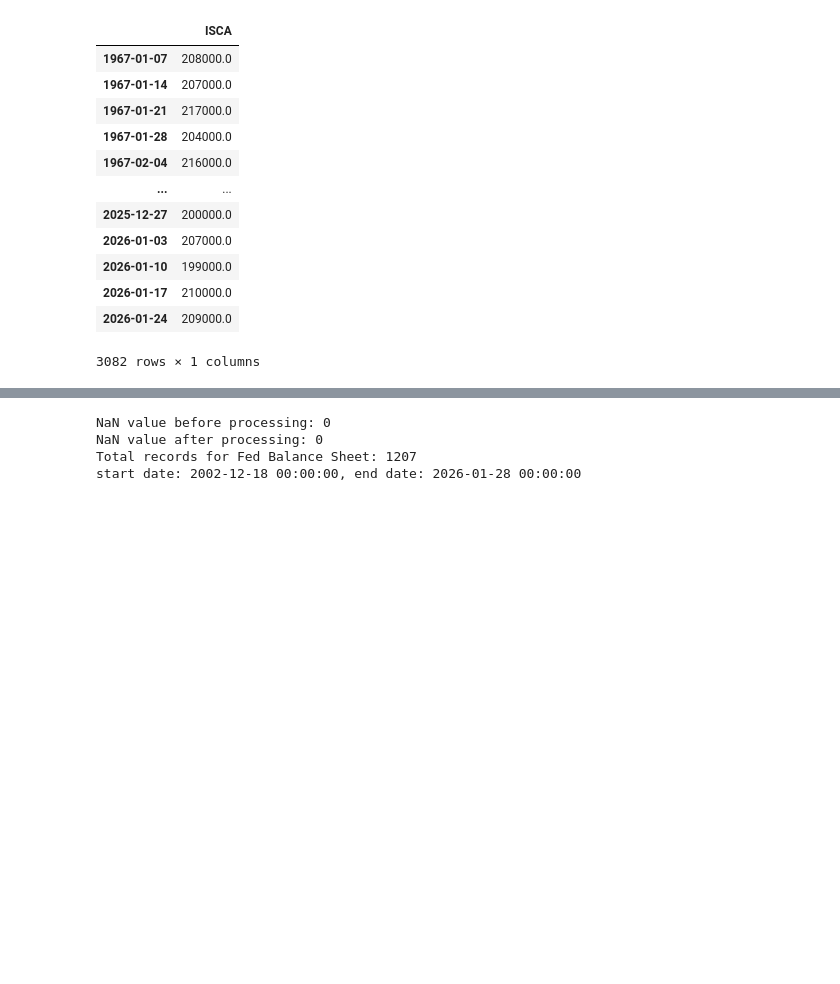
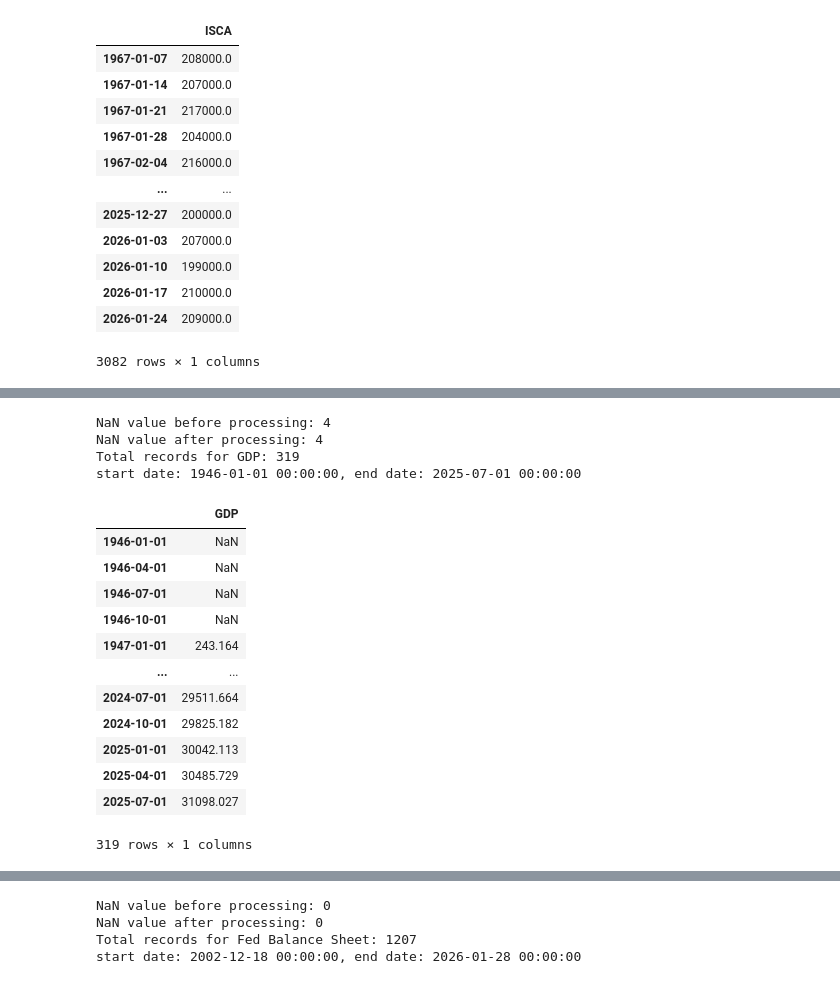
Before and after one commit to FulinQ/AQT, a Jupyter notebook: Gold/After_Meeting/Model1_FB.ipynb, the cells around one changed output, grey strips where cells are left out. Cells and saved outputs as stored; diff of their text form; code cells hidden in the pictures; blank space fills up the shorter version.

```diff
--- a/Gold/After_Meeting/Model1_FB.ipynb
+++ b/Gold/After_Meeting/Model1_FB.ipynb
@@ -260,3 +260,24 @@ start date: 1919-01-01 00:00:00, end date: 2025-12-01 00:00:00
 | 2025-11-01 | 101.9528 |
 | 2025-12-01 | 102.3250 |
 1284 rows × 1 columns
+# %%
+gdp = fetch_fred(fred, series_id='GDP', col_name='GDP')
+gdp
+# %% [output]
+NaN value before processing: 4
+NaN value after processing: 4
+Total records for GDP: 319
+start date: 1946-01-01 00:00:00, end date: 2025-07-01 00:00:00
+|  | GDP |
+| 1946-01-01 | NaN |
+| 1946-04-01 | NaN |
+| 1946-07-01 | NaN |
+| 1946-10-01 | NaN |
+| 1947-01-01 | 243.164 |
+| ... | ... |
+| 2024-07-01 | 29511.664 |
+| 2024-10-01 | 29825.182 |
+| 2025-01-01 | 30042.113 |
+| 2025-04-01 | 30485.729 |
+| 2025-07-01 | 31098.027 |
+319 rows × 1 columns
```
Also changed, not shown: parts of 7 cells of this notebook, 7 other files.
